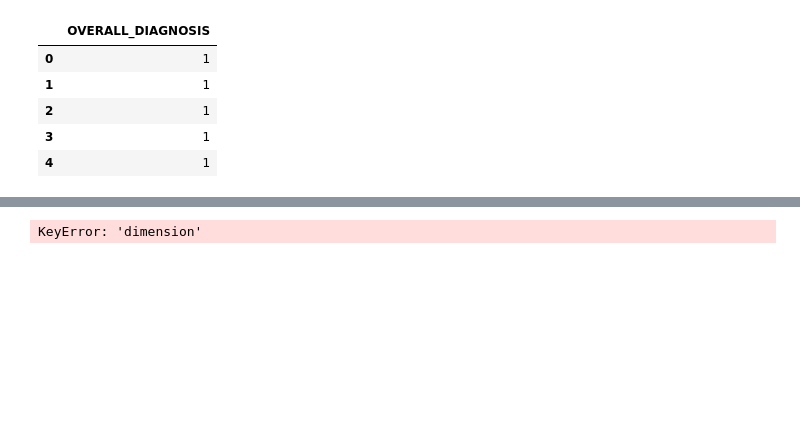
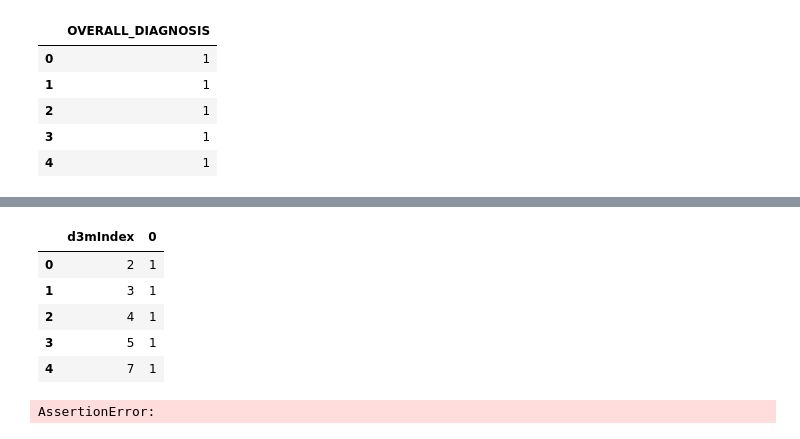
Before and after one commit to VIDA-NYU/alphad3m, a Jupyter notebook: scripts/pipeline_new_primitives.ipynb, the cells around one changed output, grey strips where cells are left out. Cells and saved outputs as stored; diff of their text form; code cells hidden in the pictures; blank space fills up the shorter version.

```diff
--- a/scripts/pipeline_new_primitives.ipynb
+++ b/scripts/pipeline_new_primitives.ipynb
@@ -247,9 +254,10 @@ d3m.primitives.data.ExtractTargets.__bases__
 # %% [output]
 (d3m.primitive_interfaces.transformer.TransformerPrimitiveBase,)
 # %%
-hyperparams_class = d3m.primitives.data.ExtractTargets.metadata.query()['primitive_code']['class_type_arguments']['Hyperparams']
-hyperparams = hyperparams_class.defaults()
-step6 = d3m.primitives.data.ExtractTargets(hyperparams=hyperparams)
+hyperparams_class = d3m.primitives.data.ExtractColumnsBySemanticTypes.metadata.query()['primitive_code']['class_type_arguments']['Hyperparams']
+hyperparams = hyperparams_class(hyperparams_class.defaults(),
+                                semantic_types=['https://metadata.datadrivendiscovery.org/types/Target'])
+step6 = d3m.primitives.data.ExtractColumnsBySemanticTypes(hyperparams=hyperparams)
 res = step6.produce(inputs=step2_produce)
 assert res.has_finished
 step6_produce = res.value
@@ -320,13 +346,20 @@ d3m.primitives.data.ConstructPredictions.__bases__
 # %%
 hyperparams_class = d3m.primitives.data.ConstructPredictions.metadata.query()['primitive_code']['class_type_arguments']['Hyperparams']
 hyperparams = hyperparams_class.defaults()
 step9 = d3m.primitives.data.ConstructPredictions(hyperparams=hyperparams)
-step9.set_training_data(inputs=step2_produce)
-res = step9.fit()
-assert res.has_finished
-assert res.value is None
-res = step9.produce(inputs=step2_produce, targets=step8_produce)
+step9.fit()
+res = step9.produce(inputs=step8_produce, reference=step10_produce)
 assert res.has_finished
 step9_produce = res.value
+step9_produce.head()
 # %% [output]
-KeyError: 'dimension'
+|  | d3mIndex | 0 |
+| 0 | 2 | 1 |
+| 1 | 3 | 1 |
+| 2 | 4 | 1 |
+| 3 | 5 | 1 |
+| 4 | 7 | 1 |
+# %%
+assert list(step9_produce.columns) == list(step10_produce.columns)
+# %% [output]
+AssertionError:
```
Also changed, not shown: parts of 27 cells of this notebook.
